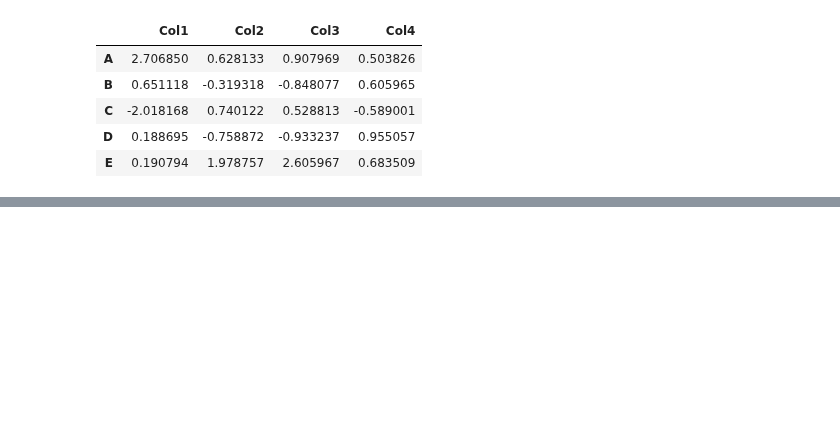
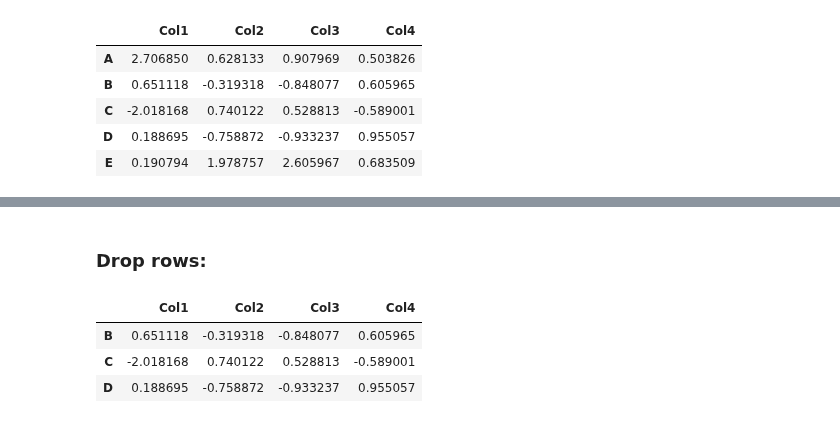
Before and after one commit to Danpr1984/Calculator-, a Jupyter notebook: Pandas training.ipynb, the cells around one changed output, grey strips where cells are left out. Saved outputs shown, nothing was run; the diff lists cells and outputs as text; code cells hidden in the pictures; blank space fills up the shorter version.

```diff
--- a/Pandas training.ipynb
+++ b/Pandas training.ipynb
@@ -239,0 +264,9 @@ df.drop(labels = ['Col5'], axis = 1)
+# %% [markdown]
+### Drop rows:
+# %%
+df.drop(labels=['A', 'E'], axis = 0)
+# %% [output]
+|  | Col1 | Col2 | Col3 | Col4 |
+| B | 0.651118 | -0.319318 | -0.848077 | 0.605965 |
+| C | -2.018168 | 0.740122 | 0.528813 | -0.589001 |
+| D | 0.188695 | -0.758872 | -0.933237 | 0.955057 |
```
Also changed, not shown: parts of 19 cells of this notebook.
